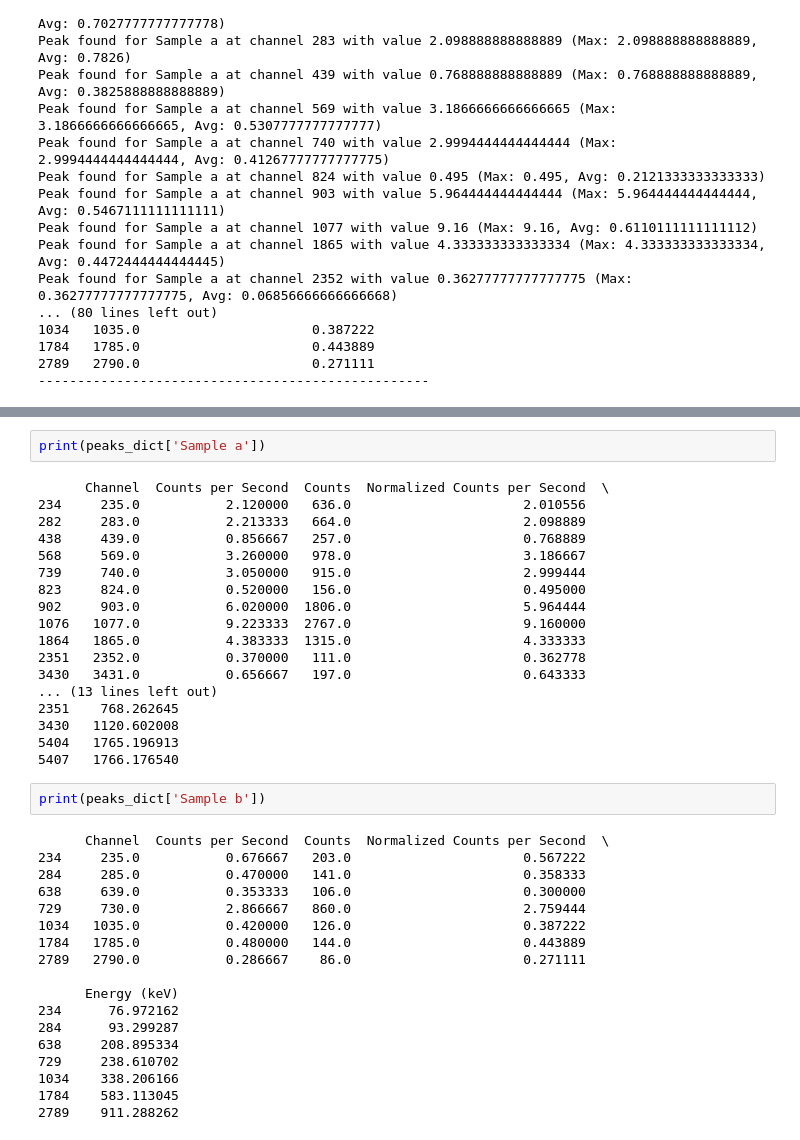
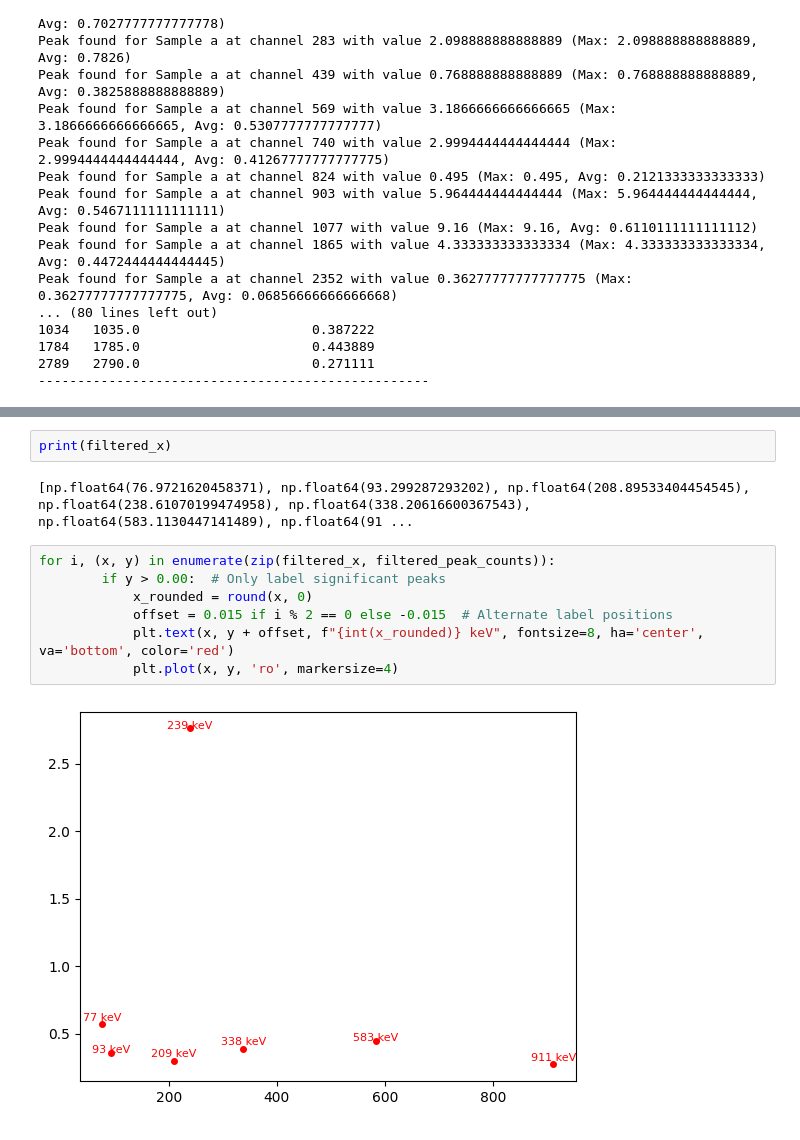
Before and after one commit to kearb-stomp/AdvLabs, a Jupyter notebook: Lab 2/Task 5.ipynb, the cells around one changed output, grey strips where cells are left out. Drawn from its saved outputs; the diff is of its cells as text.

```diff
--- a/Lab 2/Task 5.ipynb
+++ b/Lab 2/Task 5.ipynb
@@ -188,40 +197,13 @@ for object_name, data in object_dict.items():
 # %%
-print(peaks_dict['Sample a'])
+print(filtered_x)
 # %% [output]
-      Channel  Counts per Second  Counts  Normalized Counts per Second  \
-234     235.0           2.120000   636.0                      2.010556
-282     283.0           2.213333   664.0                      2.098889
-438     439.0           0.856667   257.0                      0.768889
-568     569.0           3.260000   978.0                      3.186667
-739     740.0           3.050000   915.0                      2.999444
-823     824.0           0.520000   156.0                      0.495000
-902     903.0           6.020000  1806.0                      5.964444
-1076   1077.0           9.223333  2767.0                      9.160000
-1864   1865.0           4.383333  1315.0                      4.333333
-2351   2352.0           0.370000   111.0                      0.362778
-3430   3431.0           0.656667   197.0                      0.643333
-... (13 lines left out)
-2351    768.262645
-3430   1120.602008
-5404   1765.196913
-5407   1766.176540
+[np.float64(76.9721620458371), np.float64(93.299287293202), np.float64(208.89533404454545), np.float64(238.61070199474958), np.float64(338.20616600367543), np.float64(583.1130447141489), np.float64(91 ...
 # %%
-print(peaks_dict['Sample b'])
+for i, (x, y) in enumerate(zip(filtered_x, filtered_peak_counts)):
+        if y > 0.00:  # Only label significant peaks
+            x_rounded = round(x, 0)
+            offset = 0.015 if i % 2 == 0 else -0.015  # Alternate label positions
+            plt.text(x, y + offset, f"{int(x_rounded)} keV", fontsize=8, ha='center', va='bottom', color='red')
+            plt.plot(x, y, 'ro', markersize=4)
 # %% [output]
-      Channel  Counts per Second  Counts  Normalized Counts per Second  \
-234     235.0           0.676667   203.0                      0.567222
-284     285.0           0.470000   141.0                      0.358333
-638     639.0           0.353333   106.0                      0.300000
-729     730.0           2.866667   860.0                      2.759444
-1034   1035.0           0.420000   126.0                      0.387222
-1784   1785.0           0.480000   144.0                      0.443889
-2789   2790.0           0.286667    86.0                      0.271111
-
-      Energy (keV)
-234      76.972162
-284      93.299287
-638     208.895334
-729     238.610702
-1034    338.206166
-1784    583.113045
-2789    911.288262
+[figure, added]
```
Also changed, not shown: parts of 1 cell of this notebook.
